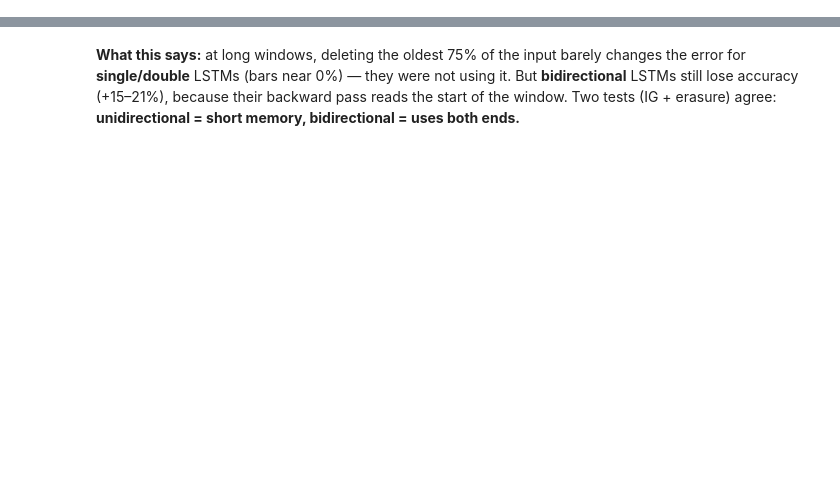
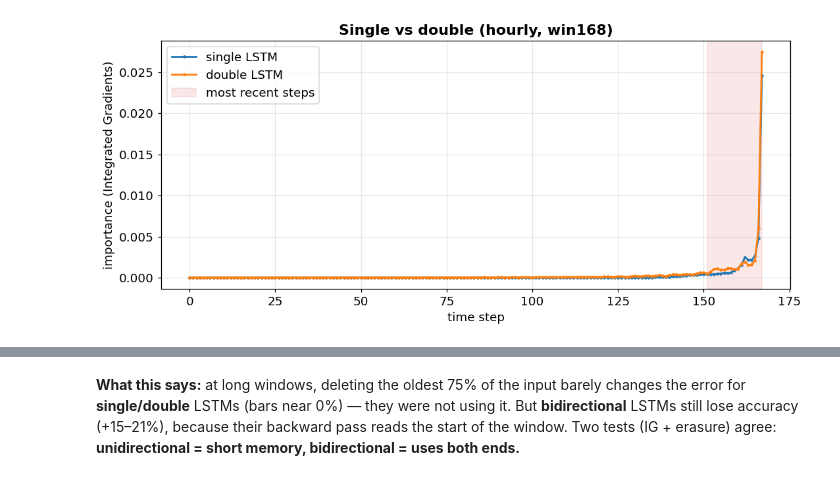
Before and after one commit to Dinith132/steel-industry-energy-consumption, a Jupyter notebook: agent-final/notebooks/behavior_findings_simple.ipynb, the cells around one changed output, grey strips where cells are left out. Drawn from its saved outputs; the diff is of its cells as text; code cells hidden in the pictures; blank space fills up the shorter version.

```diff
--- a/agent-final/notebooks/behavior_findings_simple.ipynb
+++ b/agent-final/notebooks/behavior_findings_simple.ipynb
@@ -81,0 +104,32 @@ fig.tight_layout(); fig.savefig(OUT / "b1_ig_horizon.png"); plt.show()
+# %%
+def ig_curve(track, stack, window):
+    fp = beh(track, "ig", stack, f"win{window}.csv")
+    if not fp.exists():
+        return None
+    return pd.read_csv(fp)["mean_abs_attr"].to_numpy()
+# %%
+track, window = "hourly", 168
+
+fig, ax = plt.subplots(figsize=(10, 4.5))
+for stack in ["single", "double"]:
+    v = ig_curve(track, stack, window)
+    if v is None:
+        continue
+    steps = np.arange(len(v))
+    ax.plot(steps, v, "o-", ms=2, lw=1.8,
+            label=f"{stack} LSTM", color=STACK_COLOR[stack])
+
+recent_start = int(window * 0.90)
+ax.axvspan(recent_start, window - 1, color="#d62728", alpha=0.10, label="most recent steps")
+
+ax.set_xlabel("time step")
+ax.set_ylabel("importance (Integrated Gradients)")
+ax.set_title(f"Single vs double ({track}, win{window})", fontweight="bold")
+ax.legend(loc="upper left")
+ax.grid(alpha=0.3)
+
+fig.tight_layout()
+fig.savefig(OUT / "b1_single_double_recency.png", bbox_inches="tight")
+plt.show()
+# %% [output]
+[figure, added]
```
Also changed, not shown: parts of 34 cells of this notebook, 41 other files.
